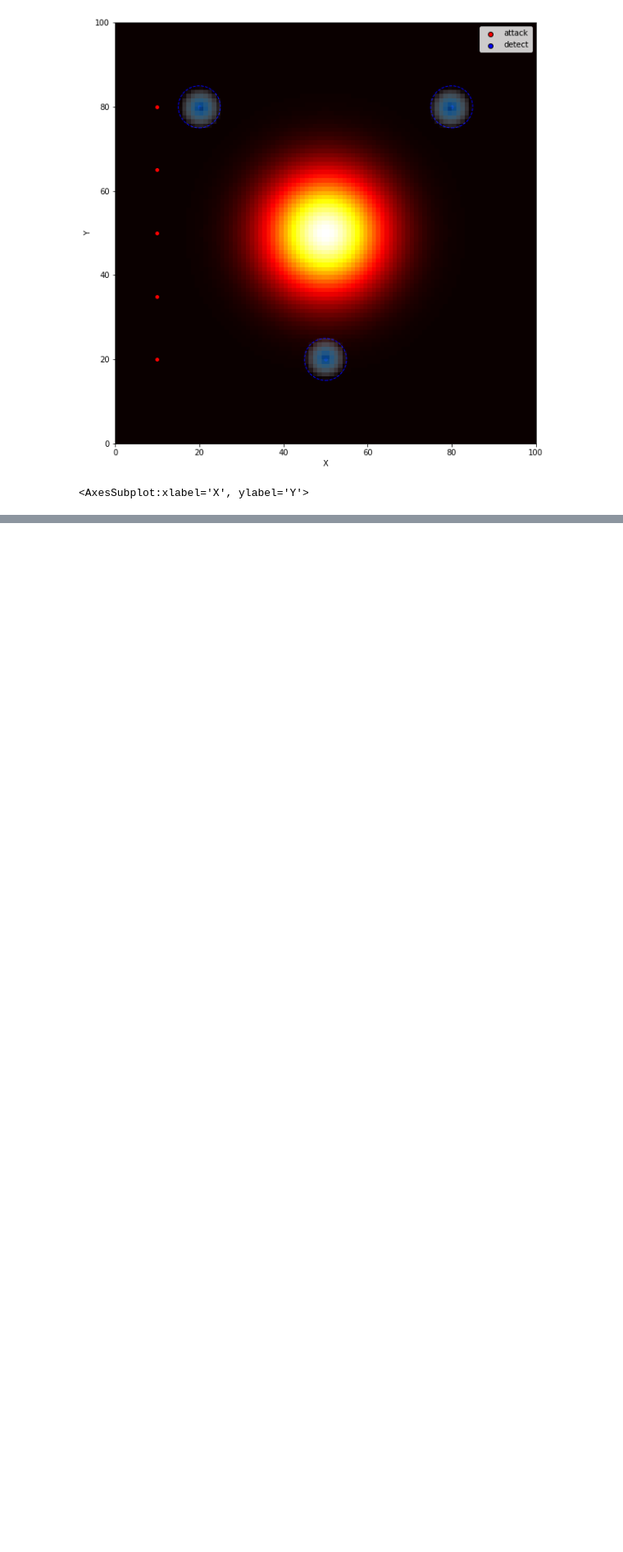
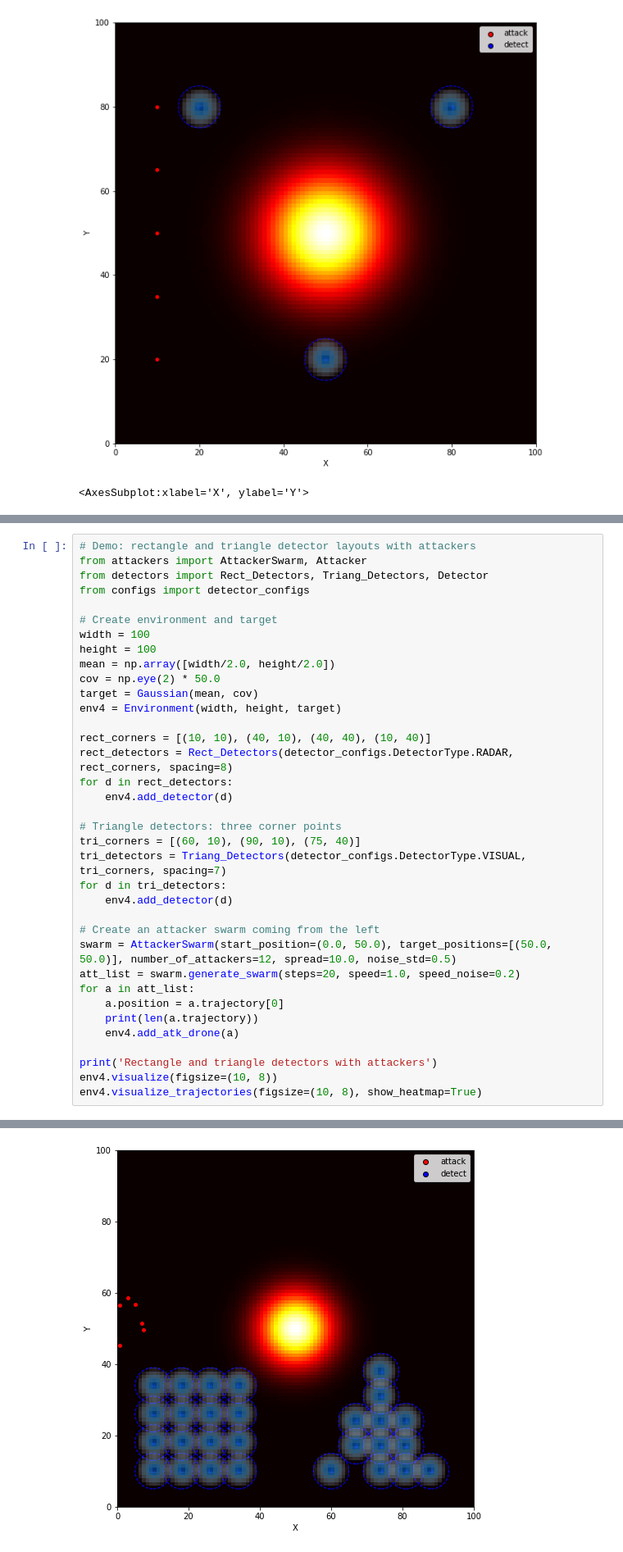
Before and after one commit to Mullerio/EDTHBerlin, a Jupyter notebook: visualize_target.ipynb, the cells around one changed output, grey strips where cells are left out. Shown: that part at 82% size. Cells and saved outputs as stored; diff of their text form; blank space fills up the shorter version.

```diff
--- a/visualize_target.ipynb
+++ b/visualize_target.ipynb
@@ -100 +110,38 @@ Attackers with sampled targets:
 <AxesSubplot:title={'center':'Attacker Trajectories'}, xlabel='X', ylabel='Y'>
+# %%
+# Demo: rectangle and triangle detector layouts with attackers
+from attackers import AttackerSwarm, Attacker
+from detectors import Rect_Detectors, Triang_Detectors, Detector
+from configs import detector_configs
+
+# Create environment and target
+width = 100
+height = 100
+mean = np.array([width/2.0, height/2.0])
+cov = np.eye(2) * 50.0
+target = Gaussian(mean, cov)
+env4 = Environment(width, height, target)
+
+rect_corners = [(10, 10), (40, 10), (40, 40), (10, 40)]
+rect_detectors = Rect_Detectors(detector_configs.DetectorType.RADAR, rect_corners, spacing=8)
+for d in rect_detectors:
+    env4.add_detector(d)
+
+# Triangle detectors: three corner points
+tri_corners = [(60, 10), (90, 10), (75, 40)]
+tri_detectors = Triang_Detectors(detector_configs.DetectorType.VISUAL, tri_corners, spacing=7)
+for d in tri_detectors:
+    env4.add_detector(d)
+
+# Create an attacker swarm coming from the left
+swarm = AttackerSwarm(start_position=(0.0, 50.0), target_positions=[(50.0, 50.0)], number_of_attackers=12, spread=10.0, noise_std=0.5)
+att_list = swarm.generate_swarm(steps=20, speed=1.0, speed_noise=0.2)
+for a in att_list:
+    a.position = a.trajectory[0]
+    print(len(a.trajectory))
+    env4.add_atk_drone(a)
+
+print('Rectangle and triangle detectors with attackers')
+env4.visualize(figsize=(10, 8))
+env4.visualize_trajectories(figsize=(10, 8), show_heatmap=True)
+# %% [output]
@@ -100,0 +161 @@ Attackers with sampled targets:
+[figure, added]
```
Also changed, not shown: parts of 3 cells of this notebook, 3 other files.
